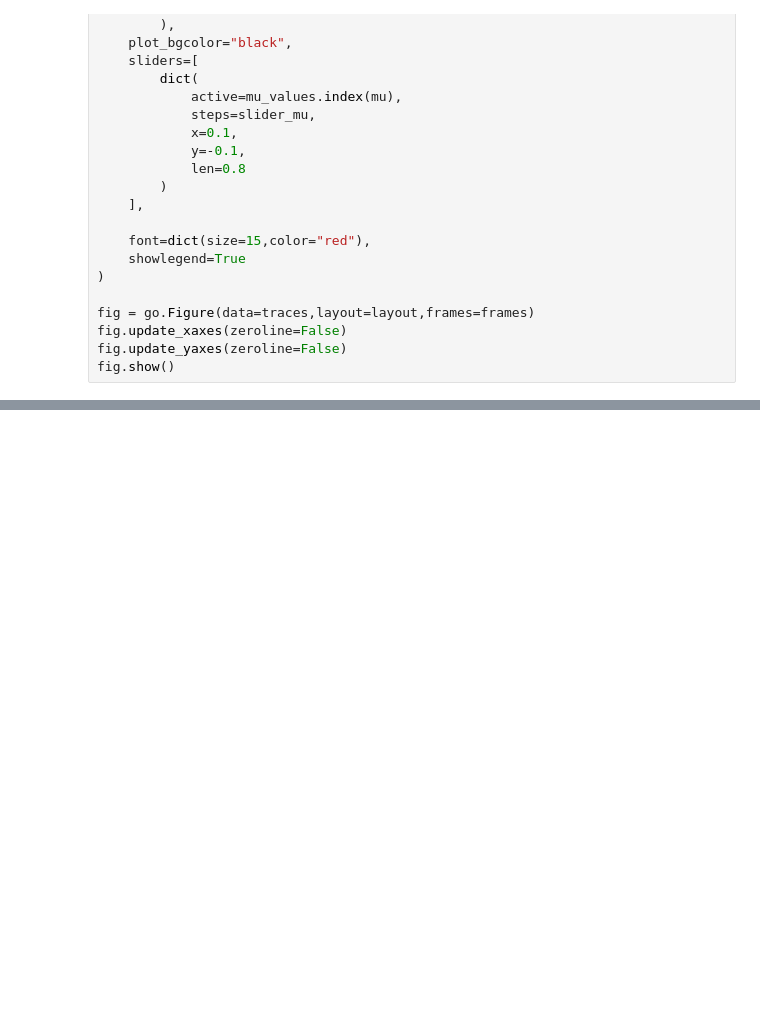
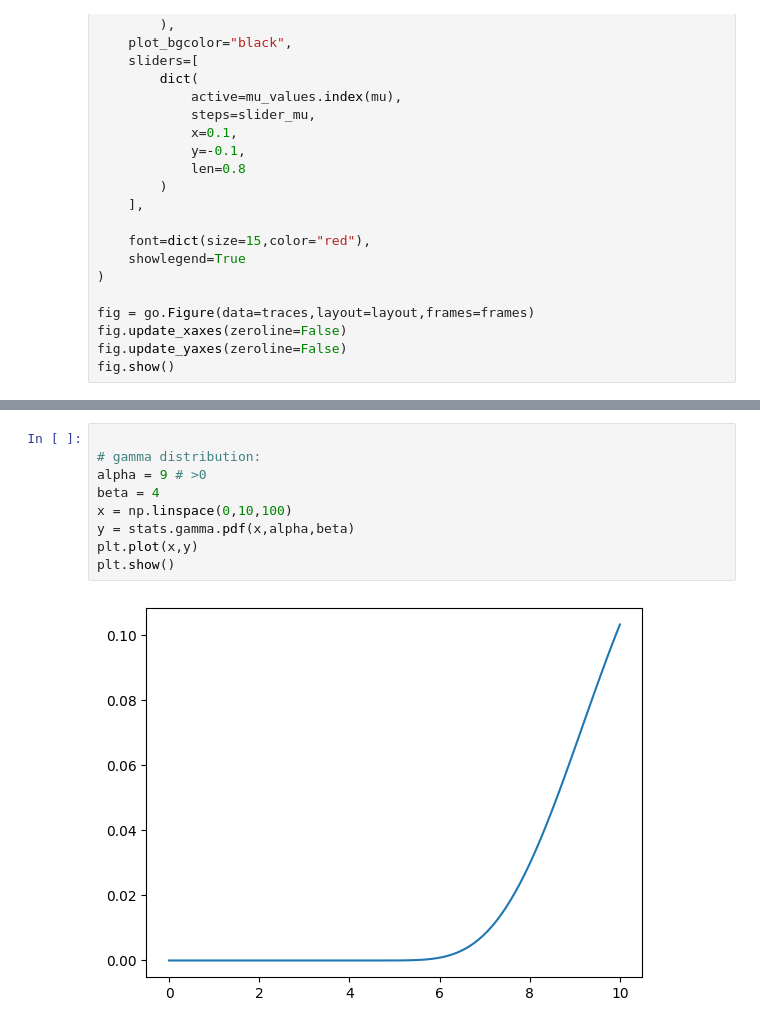
Before and after one commit to yasin-arafat-05/python-academic, a Jupyter notebook: simulation_modeling/02_distribution.ipynb, the cells around one changed output, grey strips where cells are left out. Drawn from its saved outputs; the diff is of its cells as text; blank space fills up the shorter version.

```diff
--- a/simulation_modeling/02_distribution.ipynb
+++ b/simulation_modeling/02_distribution.ipynb
@@ -199,0 +222,11 @@ fig.show()
+# %%
+
+# gamma distribution:
+alpha = 9 # >0
+beta = 4
+x = np.linspace(0,10,100)
+y = stats.gamma.pdf(x,alpha,beta)
+plt.plot(x,y)
+plt.show()
+# %% [output]
+[figure, added]
```
Also changed, not shown: parts of 9 cells of this notebook.
